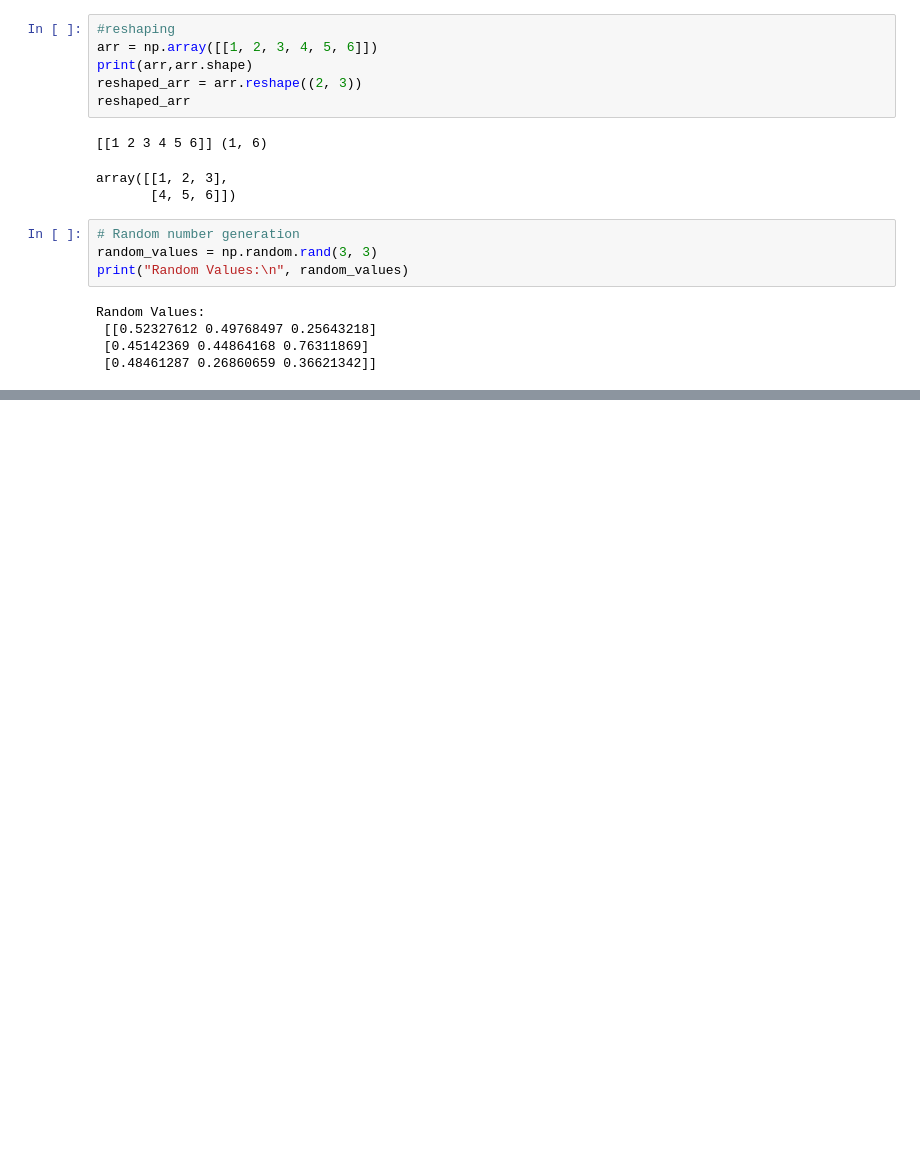
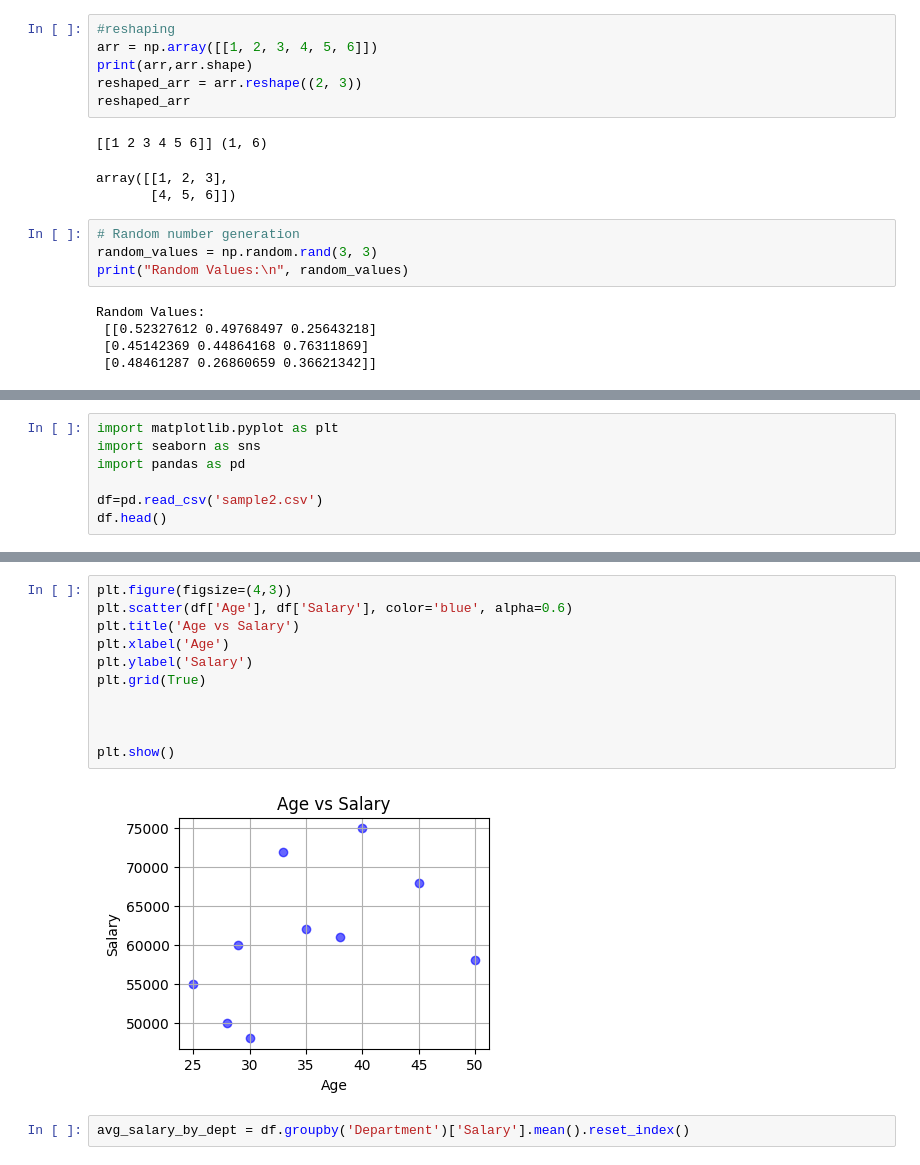
Before and after one commit to EPOCH-NSAKCET/PYTHON-FOR-ML, a Jupyter notebook: 2. LIBRARIES/1. intro to modules and libraries.ipynb, the cells around one changed output, grey strips where cells are left out. Drawn from its saved outputs; the diff is of its cells as text; blank space fills up the shorter version.

```diff
--- a/2. LIBRARIES/1. intro to modules and libraries.ipynb
+++ b/2. LIBRARIES/1. intro to modules and libraries.ipynb
@@ -78,0 +259,7 @@ Random Values:
+# %%
+import matplotlib.pyplot as plt
+import seaborn as sns
+import pandas as pd
+
+df=pd.read_csv('sample2.csv')
+df.head()
@@ -78,0 +273,15 @@ Random Values:
+# %%
+plt.figure(figsize=(4,3))
+plt.scatter(df['Age'], df['Salary'], color='blue', alpha=0.6)
+plt.title('Age vs Salary')
+plt.xlabel('Age')
+plt.ylabel('Salary')
+plt.grid(True)
+
+
+
+plt.show()
+# %% [output]
+[figure, added]
+# %%
+avg_salary_by_dept = df.groupby('Department')['Salary'].mean().reset_index()
```
Also changed, not shown: parts of 33 cells of this notebook, 2 other files.
